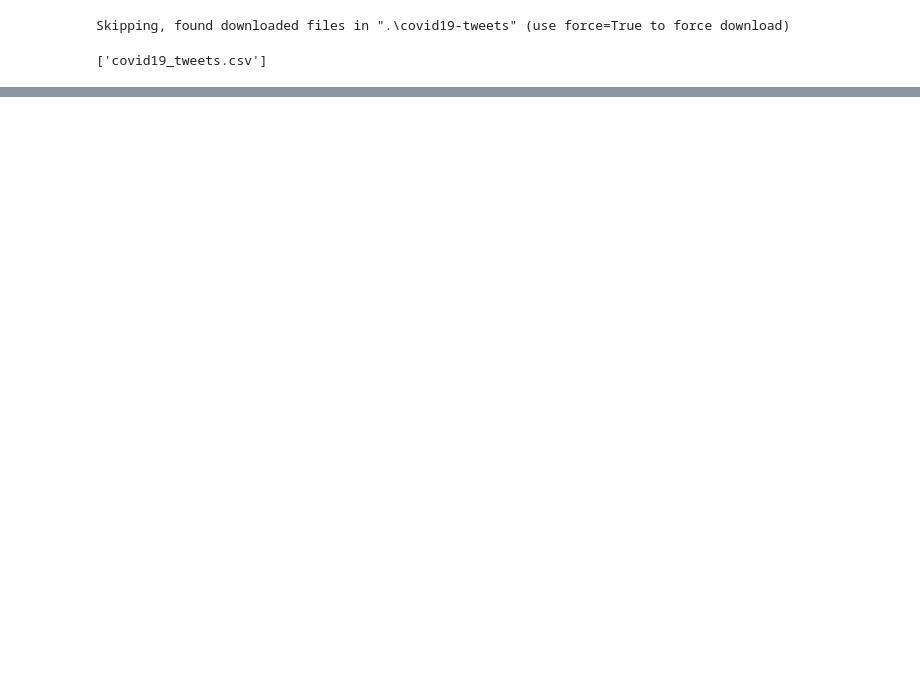
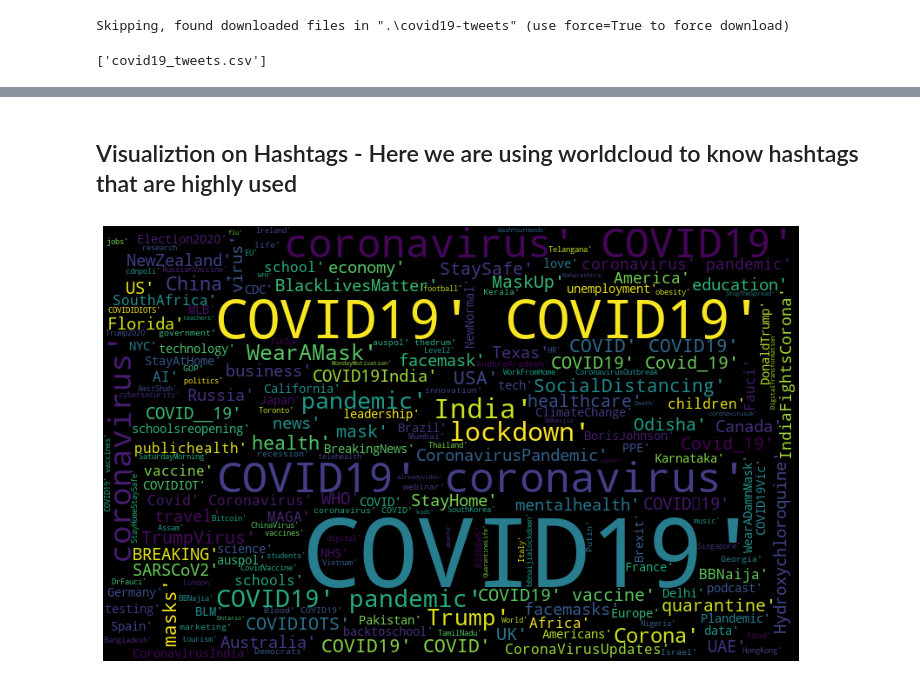
Before and after one commit to srajbamshi/Tweet-Sentiment-Analysis, a Jupyter notebook: Covid19 Tweets Analysis/covid19-tweet-analysis.ipynb, the cells around one changed output, grey strips where cells are left out. Drawn from its saved outputs; the diff is of its cells as text; code cells hidden in the pictures; blank space fills up the shorter version.

Commit message:
adding covid-19-analysis with wordcloud

```diff
--- a/Covid19 Tweets Analysis/covid19-tweet-analysis.ipynb
+++ b/Covid19 Tweets Analysis/covid19-tweet-analysis.ipynb
@@ -20,0 +38,4 @@ data_set=pd.read_csv('./covid19-tweets/covid19_tweets.csv')
+# %%
+#cleaned dataset for analysis
+covid19_tweets=clean2_df
+covid19_tweets
@@ -20,0 +58,10 @@ data_set=pd.read_csv('./covid19-tweets/covid19_tweets.csv')
+# %%
+import seaborn as sns
+import matplotlib
+import matplotlib.pyplot as plt
+%matplotlib inline
+
+sns.set_style('darkgrid')
+matplotlib.rcParams['font.size'] = 14
+matplotlib.rcParams['figure.figsize'] = (9, 5)
+matplotlib.rcParams['figure.facecolor'] = '#00000000'
@@ -20,0 +193,15 @@ data_set=pd.read_csv('./covid19-tweets/covid19_tweets.csv')
+# %% [markdown]
+## Visualiztion on Hashtags - Here we are using worldcloud to know hashtags that are highly used
+# %%
+def wordcloud(string):
+    wc = WordCloud(width=800,height=500,mask=None,random_state=21, max_font_size=110,stopwords=stop_words).generate(string)
+    fig=plt.figure(figsize=(16,8))
+    plt.axis('off')
+    plt.imshow(wc)
+# %%
+stop_words=set(STOPWORDS)
+hastage_string = " ".join(covid19_tweets['hashtags'].unique().astype('str'))
+# %%
+wordcloud(hastage_string)
+# %% [output]
+[figure, added]
```
Also changed, not shown: parts of 22 cells of this notebook.
